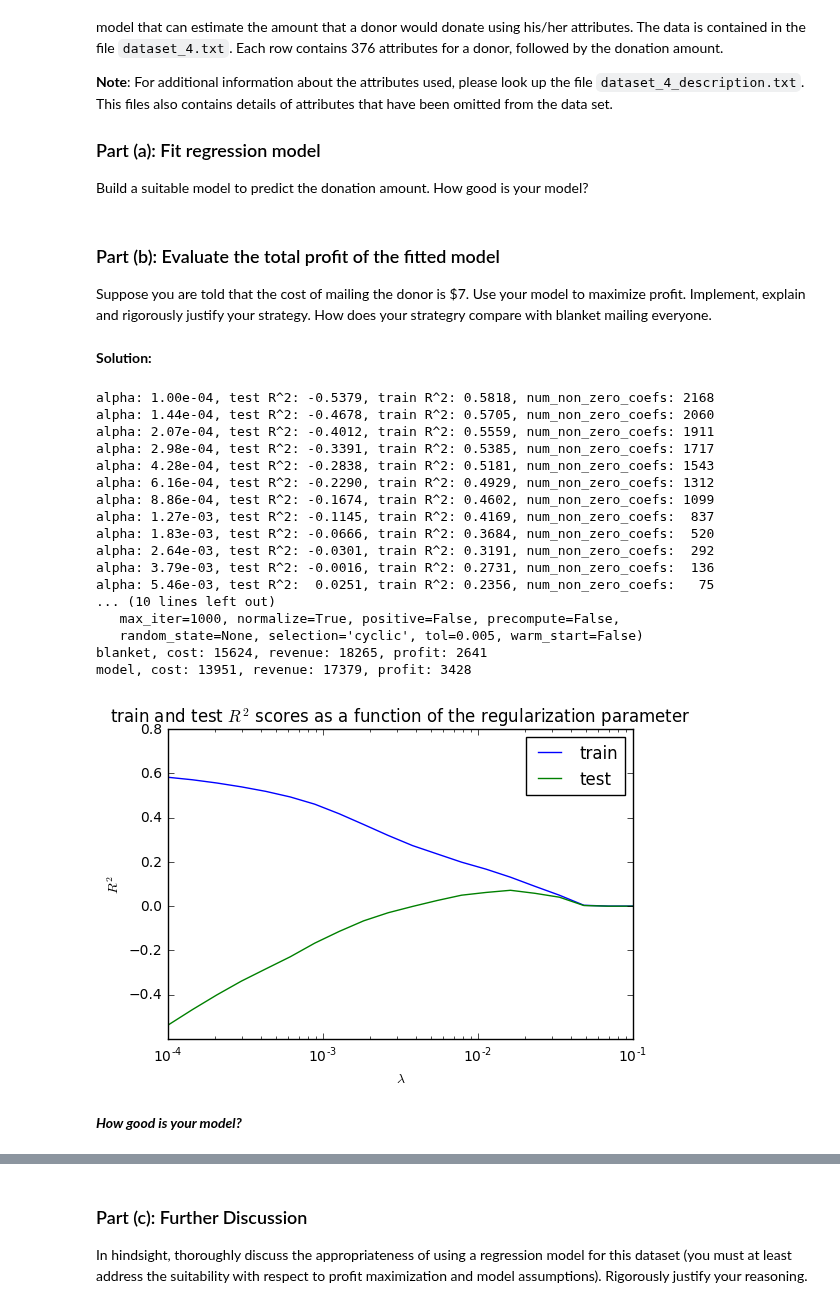
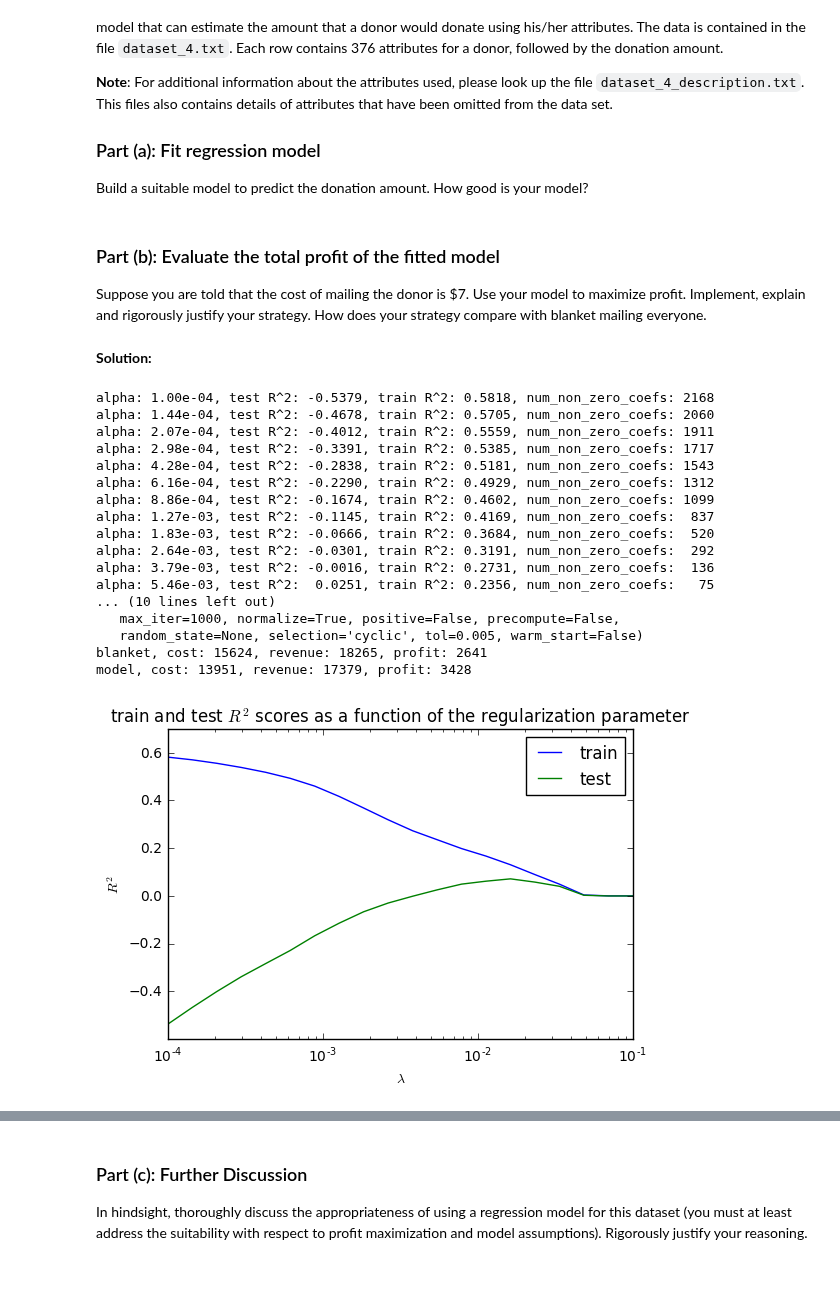
Before and after one commit to colbyZ/test1, a Jupyter notebook: hw/hw4/Zambalayev_Timur_CSCI_E_109a_HW4.ipynb, the cells around one changed output, grey strips where cells are left out. Saved outputs shown, nothing was run; the diff lists cells and outputs as text; code cells hidden in the pictures; blank space fills up the shorter version.

```diff
--- a/hw/hw4/Zambalayev_Timur_CSCI_E_109a_HW4.ipynb
+++ b/hw/hw4/Zambalayev_Timur_CSCI_E_109a_HW4.ipynb
@@ -1002,7 +1008,7 @@ You are provided a data set containing details of mail sent to 95,412 potential
 Build a suitable model to predict the donation amount. How good is your model?
 # %% [markdown]
 ### Part (b): Evaluate the total profit of the fitted model
-Suppose you are told that the cost of mailing the donor is \$7. Use your model to maximize profit. Implement, explain and rigorously justify your strategy. How does your strategry compare with blanket mailing everyone.
+Suppose you are told that the cost of mailing the donor is \$7. Use your model to maximize profit. Implement, explain and rigorously justify your strategy. How does your strategy compare with blanket mailing everyone.
 # %% [markdown]
 **Solution:**
 # %%
@@ -1086,34 +1092,32 @@ def fit_regression_model_prob_4():
         blanket_revenue += y
 
         if predicted_y > 7.0:
             model_cost += 7.0
             model_revenue += y
 
     print_profits('blanket', blanket_cost, blanket_revenue)
     print_profits('model', model_cost, model_revenue)
 
-    plot_train_test_scores(alphas, test_score_list, train_score_list, [-0.6, 0.8], 'upper right')
+    plot_train_test_scores(alphas, test_score_list, train_score_list, [-0.6, 0.7], 'upper right')
 
 
 fit_regression_model_prob_4()
 # %% [output]
 alpha: 1.00e-04, test R^2: -0.5379, train R^2: 0.5818, num_non_zero_coefs: 2168
 alpha: 1.44e-04, test R^2: -0.4678, train R^2: 0.5705, num_non_zero_coefs: 2060
 alpha: 2.07e-04, test R^2: -0.4012, train R^2: 0.5559, num_non_zero_coefs: 1911
 alpha: 2.98e-04, test R^2: -0.3391, train R^2: 0.5385, num_non_zero_coefs: 1717
 alpha: 4.28e-04, test R^2: -0.2838, train R^2: 0.5181, num_non_zero_coefs: 1543
 alpha: 6.16e-04, test R^2: -0.2290, train R^2: 0.4929, num_non_zero_coefs: 1312
 alpha: 8.86e-04, test R^2: -0.1674, train R^2: 0.4602, num_non_zero_coefs: 1099
 alpha: 1.27e-03, test R^2: -0.1145, train R^2: 0.4169, num_non_zero_coefs:  837
 alpha: 1.83e-03, test R^2: -0.0666, train R^2: 0.3684, num_non_zero_coefs:  520
 alpha: 2.64e-03, test R^2: -0.0301, train R^2: 0.3191, num_non_zero_coefs:  292
 alpha: 3.79e-03, test R^2: -0.0016, train R^2: 0.2731, num_non_zero_coefs:  136
 alpha: 5.46e-03, test R^2:  0.0251, train R^2: 0.2356, num_non_zero_coefs:   75
 ... (10 lines left out)
    max_iter=1000, normalize=True, positive=False, precompute=False,
    random_state=None, selection='cyclic', tol=0.005, warm_start=False)
 blanket, cost: 15624, revenue: 18265, profit: 2641
 model, cost: 13951, revenue: 17379, profit: 3428
-[figure, old version]
+[figure, new version]
-# %% [markdown]
-***How good is your model?***
```
Also changed, not shown: parts of 4 cells of this notebook, 1 other file.
